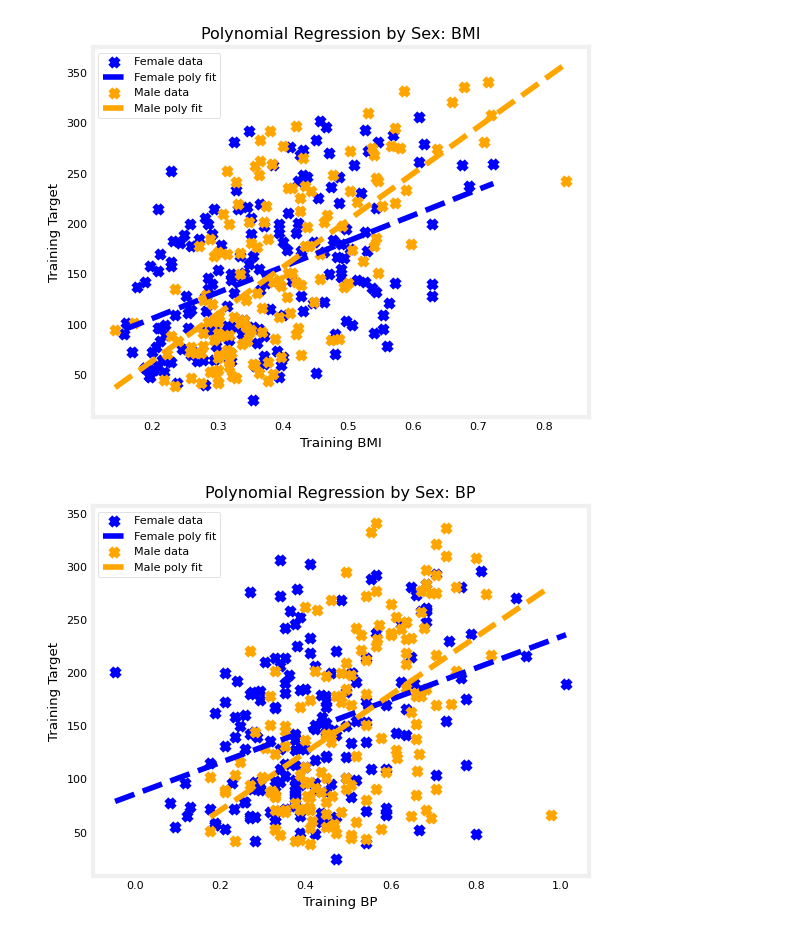
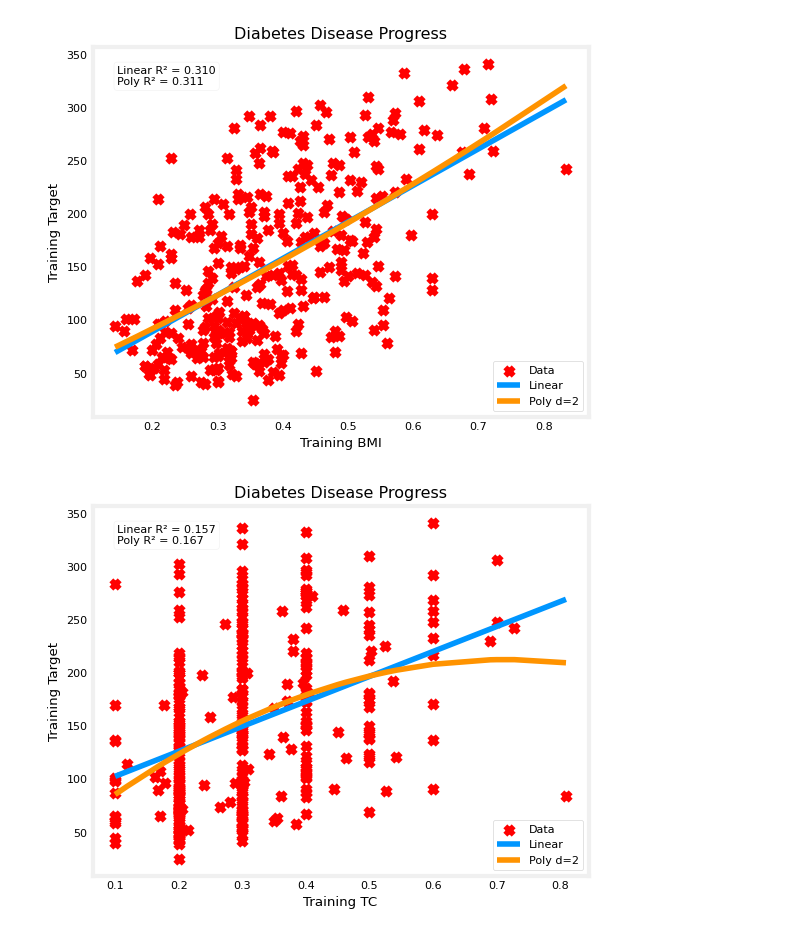
Before and after one commit to TempeHS/2026SE_MLOPs_Jasper.L, a Jupyter notebook: 2.Model_Development/2.3.Model_Training/2.3.ModelCreation.ipynb, the cells around one changed output. Saved outputs shown, nothing was run; the diff lists cells and outputs as text; code cells hidden in the pictures.

Commit message:
finished model

```diff
--- a/2.Model_Development/2.3.Model_Training/2.3.ModelCreation.ipynb
+++ b/2.Model_Development/2.3.Model_Training/2.3.ModelCreation.ipynb
@@ -9,43 +9,54 @@ from sklearn.linear_model import LinearRegression
 import pickle
 from sklearn.preprocessing import PolynomialFeatures
 # %%
-features = ["SEX", "BMI", "BP", "TC", "BGU", "FDR"]
+features = ['BMI', 'TC', 'BP', 'BGU', 'Age']
+degree = 2
 
-# Create a data frame from the csv file
 training_data = pd.read_csv("2.3.2.training_data.csv")
+for i in features:
+    x_name = i
+    y_name = "Target"
+    x = np.array(training_data[x_name]).reshape(-1, 1)
+    y = np.array(training_data[y_name])
 
-sex_labels = {-1: "Female", 1: "Male"}
-sex_colors = {-1: "blue", 1: "orange"}
+    # Linear model
+    linear_model = LinearRegression()
+    linear_model.fit(x, y)
+    y_pred_linear = linear_model.predict(x)
+    r2_linear = linear_model.score(x, y)
 
-degree = 1  # You can adjust the polynomial degree
+    # Polynomial model
+    poly = PolynomialFeatures(degree=degree, include_bias=False)
+    x_poly = poly.fit_transform(x)
+    poly_model = LinearRegression()
+    poly_model.fit(x_poly, y)
+    y_pred_poly = poly_model.predict(x_poly)
+    r2_poly = poly_model.score(x_poly, y)
 
-for item in features:
-    if item == "SEX":
-        continue  # Skip plotting SEX vs Target
-    x_name = item
-    y_name = "Target"
-    plt.figure()
-    for sex_value, label in sex_labels.items():
-        mask = training_data["SEX"] == sex_value
-        x = np.array(training_data.loc[mask, x_name]).reshape(-1, 1)
-        y = np.array(training_data.loc[mask, y_name])
-        # Fit polynomial regression
-        poly = PolynomialFeatures(degree=degree, include_bias=False)
-        x_poly = poly.fit_transform(x)
-        model = LinearRegression()
-        model.fit(x_poly, y)
-        # Predict for plotting
-        x_plot = np.linspace(x.min(), x.max(), 100).reshape(-1, 1)
-        x_plot_poly = poly.transform(x_plot)
-        y_plot = model.predict(x_plot_poly)
-        # Scatter and line plot
-        plt.scatter(x, y, marker="x", color=sex_colors[sex_value], label=f"{label} data")
-        plt.plot(x_plot, y_plot, color=sex_colors[sex_value], linestyle="--", label=f"{label} poly fit")
-    plt.title(f"Polynomial Regression by Sex: {x_name}")
-    plt.ylabel(f"Training {y_name}")
-    plt.xlabel(f"Training {x_name}")
+    # Sort x for smooth lines
+    sort_idx = np.argsort(x[:, 0])
+    x_sorted = x[sort_idx]
+    y_pred_linear_sorted = y_pred_linear[sort_idx]
+    y_pred_poly_sorted = y_pred_poly[sort_idx]
+
+    plt.scatter(x, y, marker="x", c="r", label="Data")
+    plt.plot(x_sorted, y_pred_linear_sorted, label=f"Linear")
+    plt.plot(x_sorted, y_pred_poly_sorted, label=f"Poly d={degree}")
+
+    plt.title("Diabetes Disease Progress")
+    plt.ylabel(f"Training {training_data[y_name].name}")
+    plt.xlabel(f"Training {training_data[x_name].name}")
+
+    plt.text(
+        0.05, 0.95,
+        f"Linear R² = {r2_linear:.3f}\nPoly R² = {r2_poly:.3f}",
+        transform=plt.gca().transAxes,
+        va="top",
+        bbox=dict(boxstyle="round,pad=0.3", facecolor="white", alpha=0.8)
+    )
+
     plt.legend()
     plt.show()
 # %% [output]
-[figure, old version]
+[figure, new version]
-[figure, old version]
+[figure, new version]
```
Also changed, not shown: parts of 1 cell of this notebook, 4 other files.
